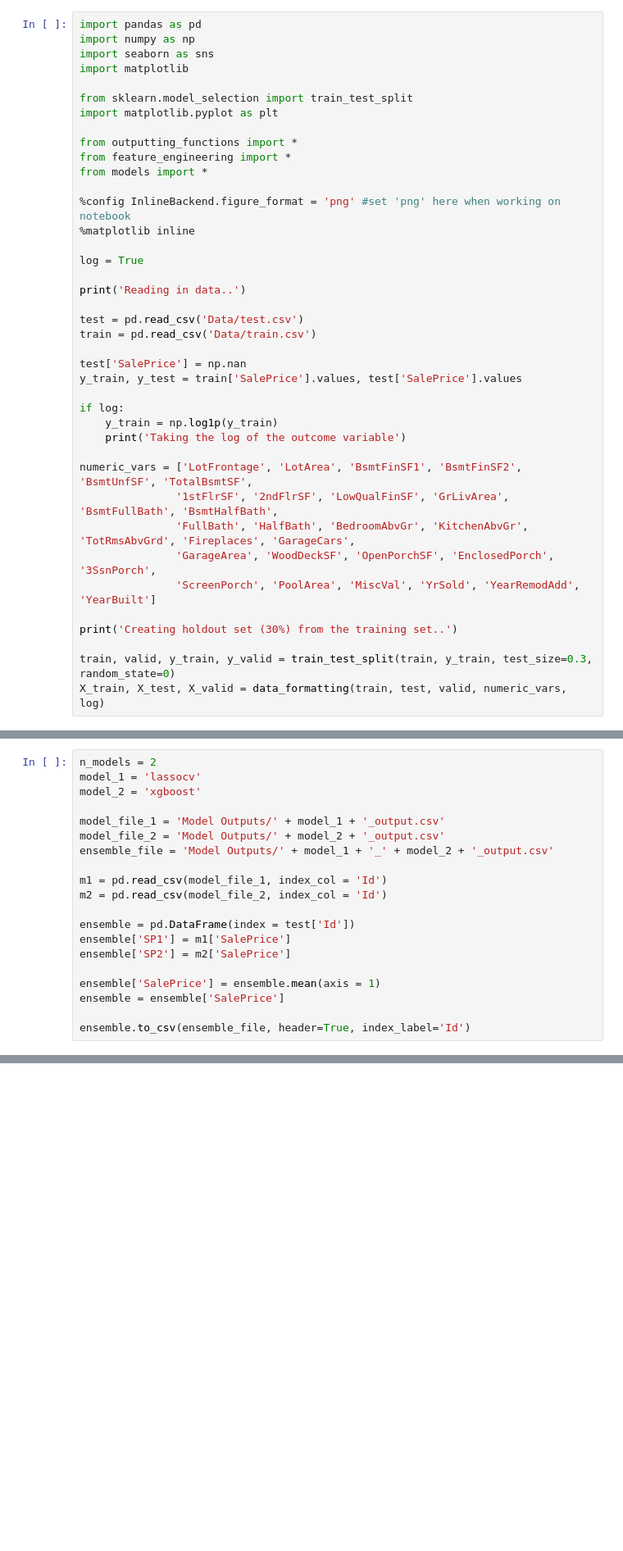
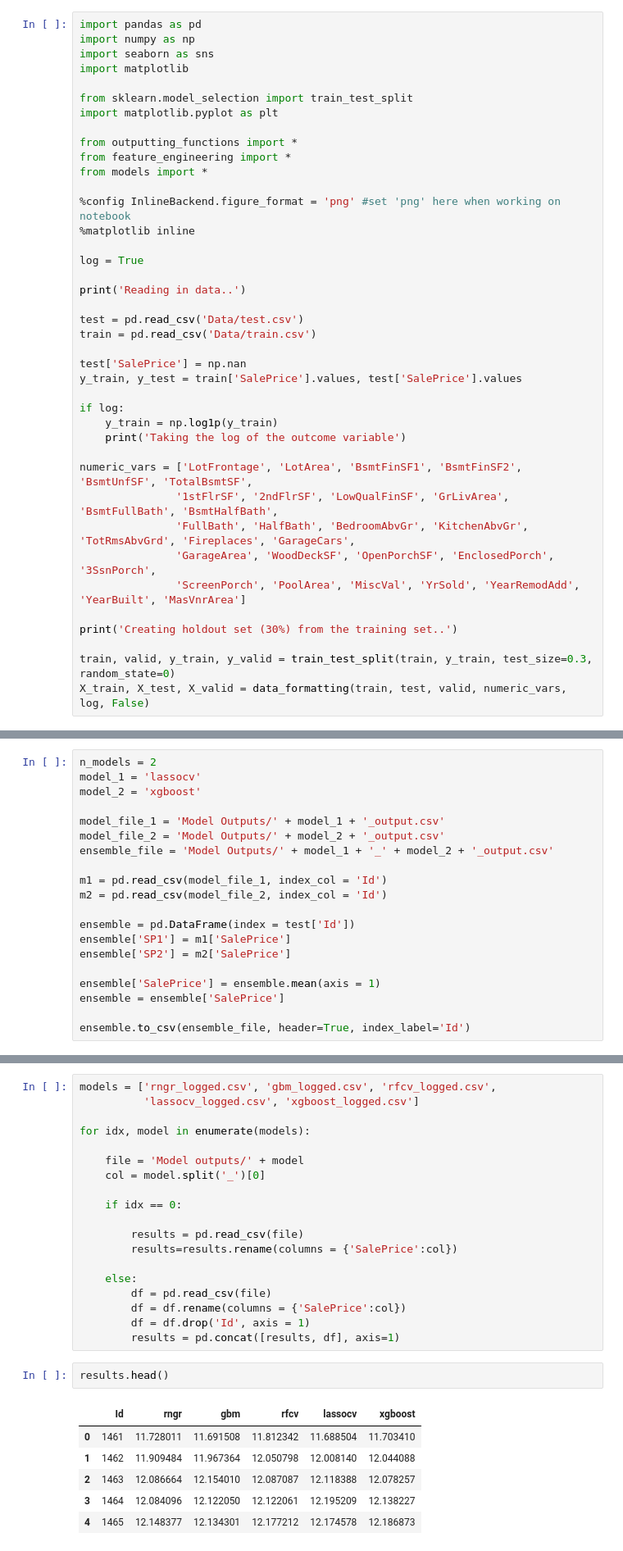
Before and after one commit to evanmiller29/house-prices, a Jupyter notebook: modelling.ipynb, the cells around one changed output, grey strips where cells are left out. Shown: that part at 82% size. Saved outputs shown, nothing was run; the diff lists cells and outputs as text; blank space fills up the shorter version.

```diff
--- a/modelling.ipynb
+++ b/modelling.ipynb
@@ -32,12 +32,12 @@ numeric_vars = ['LotFrontage', 'LotArea', 'BsmtFinSF1', 'BsmtFinSF2', 'BsmtUnfSF
                '1stFlrSF', '2ndFlrSF', 'LowQualFinSF', 'GrLivArea', 'BsmtFullBath', 'BsmtHalfBath',
                'FullBath', 'HalfBath', 'BedroomAbvGr', 'KitchenAbvGr', 'TotRmsAbvGrd', 'Fireplaces', 'GarageCars',
                'GarageArea', 'WoodDeckSF', 'OpenPorchSF', 'EnclosedPorch', '3SsnPorch',
-               'ScreenPorch', 'PoolArea', 'MiscVal', 'YrSold', 'YearRemodAdd', 'YearBuilt']
+               'ScreenPorch', 'PoolArea', 'MiscVal', 'YrSold', 'YearRemodAdd', 'YearBuilt', 'MasVnrArea']
 
 print('Creating holdout set (30%) from the training set..')
 
 train, valid, y_train, y_valid = train_test_split(train, y_train, test_size=0.3, random_state=0)
-X_train, X_test, X_valid = data_formatting(train, test, valid, numeric_vars, log)
+X_train, X_test, X_valid = data_formatting(train, test, valid, numeric_vars, log, False)
 # %% [output]
 Reading in data..
 Taking the log of the outcome variable
@@ -209,0 +200,28 @@ res / 2
+# %%
+models = ['rngr_logged.csv', 'gbm_logged.csv', 'rfcv_logged.csv',
+          'lassocv_logged.csv', 'xgboost_logged.csv']
+
+for idx, model in enumerate(models):
+
+    file = 'Model outputs/' + model
+    col = model.split('_')[0]
+
+    if idx == 0:
+
+        results = pd.read_csv(file)
+        results=results.rename(columns = {'SalePrice':col})
+
+    else:
+        df = pd.read_csv(file)
+        df = df.rename(columns = {'SalePrice':col})
+        df = df.drop('Id', axis = 1)
+        results = pd.concat([results, df], axis=1)
+# %%
+results.head()
+# %% [output]
+|  | Id | rngr | gbm | rfcv | lassocv | xgboost |
+| 0 | 1461 | 11.728011 | 11.691508 | 11.812342 | 11.688504 | 11.703410 |
+| 1 | 1462 | 11.909484 | 11.967364 | 12.050798 | 12.008140 | 12.044088 |
+| 2 | 1463 | 12.086664 | 12.154010 | 12.087087 | 12.118388 | 12.078257 |
+| 3 | 1464 | 12.084096 | 12.122050 | 12.122061 | 12.195209 | 12.138227 |
+| 4 | 1465 | 12.148377 | 12.134301 | 12.177212 | 12.174578 | 12.186873 |
```
Also changed, not shown: parts of 5 cells of this notebook, 5 other files.
